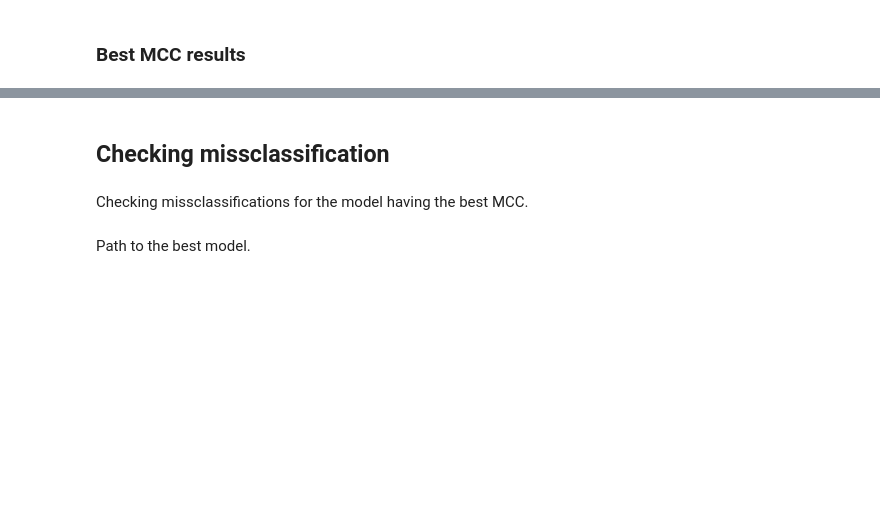
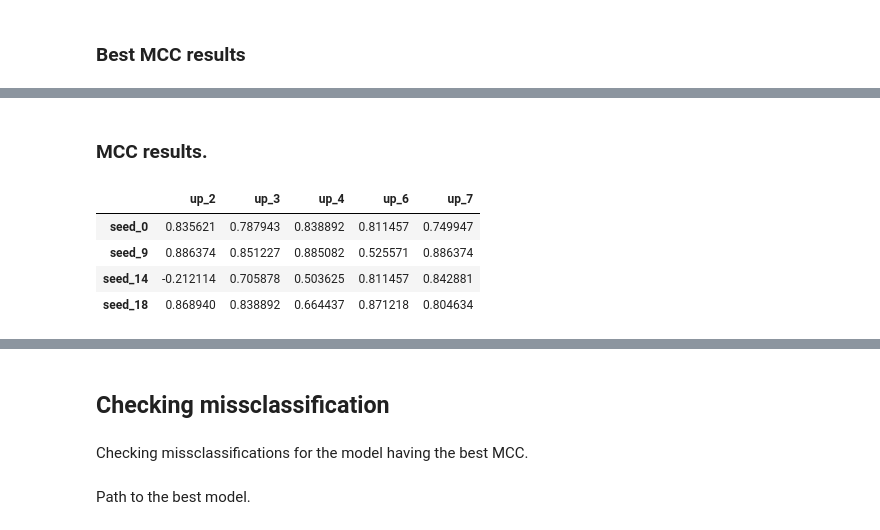
Before and after one commit to GabrieleMeoni/END2END, a Jupyter notebook: MSMatch/notebooks/parse_results.ipynb, the cells around one changed output, grey strips where cells are left out. Drawn from its saved outputs; the diff is of its cells as text; code cells hidden in the pictures; blank space fills up the shorter version.

```diff
--- a/MSMatch/notebooks/parse_results.ipynb
+++ b/MSMatch/notebooks/parse_results.ipynb
@@ -166,0 +283,11 @@ pd.DataFrame(dict(zip(list(best_mcc_mean.keys().values), list(best_mcc_mean.valu
+# %% [markdown]
+### MCC results.
+# %%
+mcc_df_msmatch_weighted=pd.DataFrame.from_dict(checkpoints_results_dict["final_training_msmatch_trained"]["mcc"], orient='index',columns=upsampling_values)
+mcc_df_msmatch_weighted
+# %% [output]
+|  | up_2 | up_3 | up_4 | up_6 | up_7 |
+| seed_0 | 0.835621 | 0.787943 | 0.838892 | 0.811457 | 0.749947 |
+| seed_9 | 0.886374 | 0.851227 | 0.885082 | 0.525571 | 0.886374 |
+| seed_14 | -0.212114 | 0.705878 | 0.503625 | 0.811457 | 0.842881 |
+| seed_18 | 0.868940 | 0.838892 | 0.664437 | 0.871218 | 0.804634 |
```
Also changed, not shown: parts of 19 cells of this notebook.
